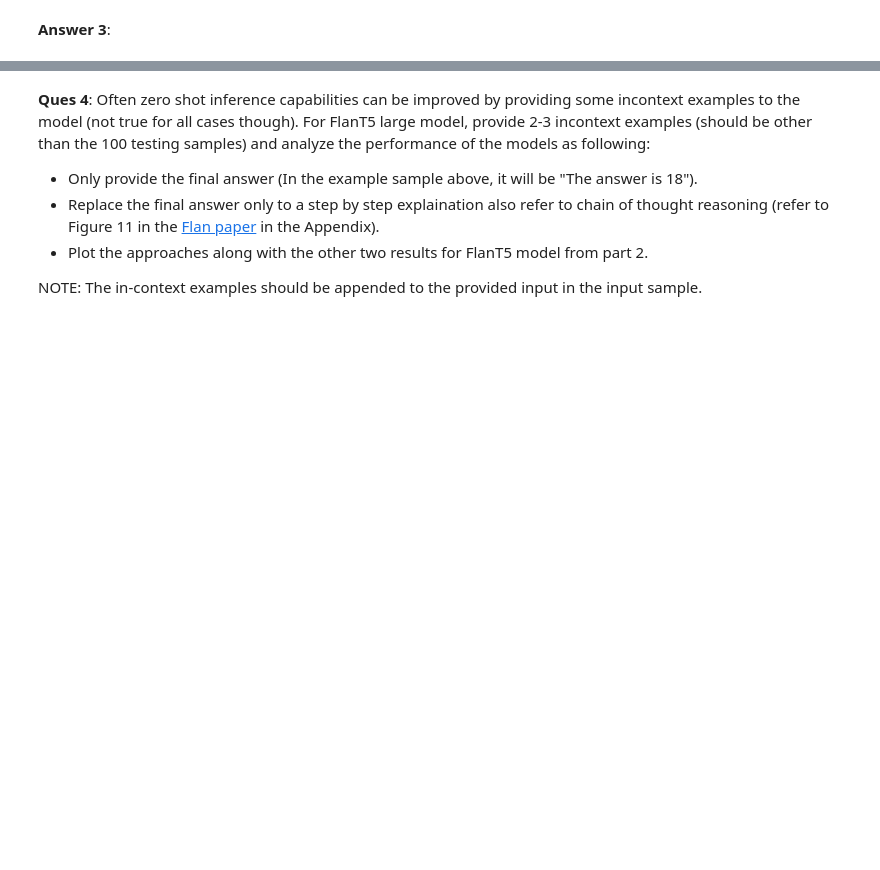
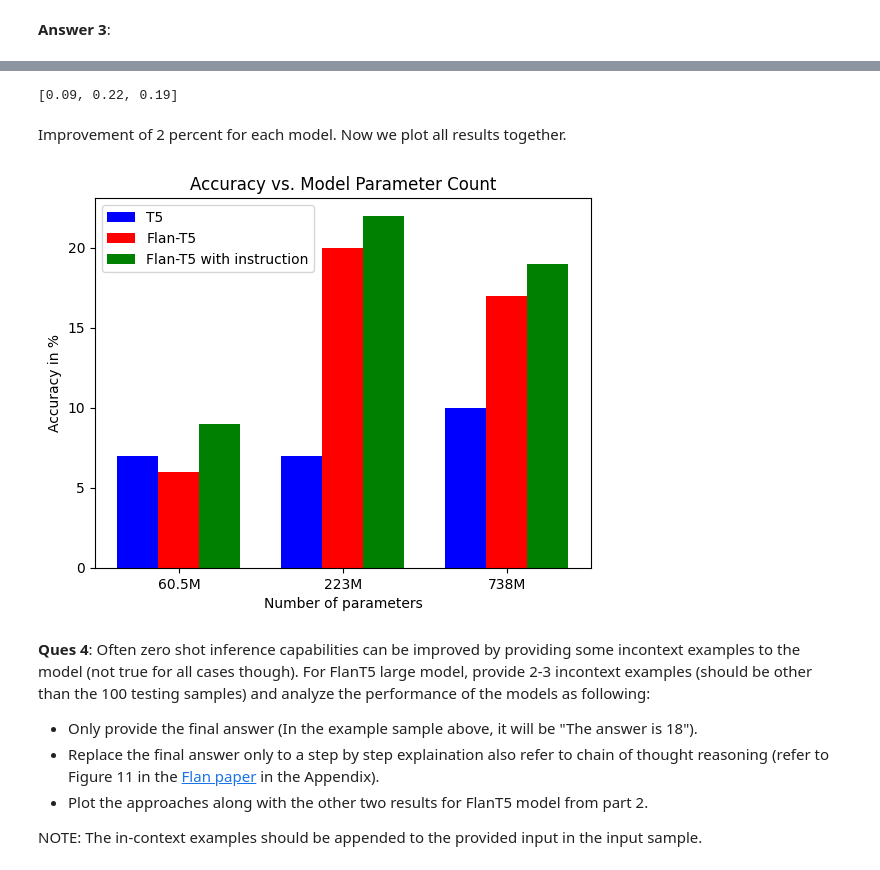
Before and after one commit to richdanis/LLM-Assignment-2, a Jupyter notebook: code/Q3/LLM_Assign2.ipynb, the cells around one changed output, grey strips where cells are left out. Saved outputs shown, nothing was run; the diff lists cells and outputs as text; code cells hidden in the pictures; blank space fills up the shorter version.

```diff
--- a/code/Q3/LLM_Assign2.ipynb
+++ b/code/Q3/LLM_Assign2.ipynb
@@ -124,0 +179,2 @@ print(tokenizer.batch_decode(outputs, skip_special_tokens=True))
+# %%
+accuracies_flan = [0.06, 0.2, 0.17]
@@ -125,3 +190,51 @@ print(tokenizer.batch_decode(outputs, skip_special_tokens=True))
+# %%
+accuracies
+# %% [output]
+[0.09, 0.22, 0.19]
+# %%
+accuracies_flan_instruction = [0.09, 0.22, 0.19]
+# %% [markdown]
+Improvement of 2 percent for each model.
+Now we plot all results together.
+# %%
+import numpy as np
+# make bar plot with grouped bars for each of the three settings
+
+# Sample data
+x = np.array([1, 2, 3])
+sizes = ['60.5M', '223M', '738M']
+
+# Create a figure and a set of subplots
+fig, ax = plt.subplots()
+
+# Plot data
+ax.bar(x - 0.25, [100*a for a in accuracies_t5], width=0.25, color='blue', label="T5")
+ax.bar(x, [100*a for a in accuracies_flan], width=0.25, color='red', label="Flan-T5")
+ax.bar(x + 0.25, [100*a for a in accuracies_flan_instruction], width=0.25, color='green', label="Flan-T5 with instruction")
+
+# Set xticks
+ax.set_xticks(x)
+
+# label xticks
+ax.set_xticklabels(sizes)
+
+# Set the y axis label
+ax.set_ylabel('Accuracy in %')
+
+# Set the chart's title
+ax.set_title('Accuracy vs. Model Parameter Count')
+
+# Set the x axis label
+ax.set_xlabel('Number of parameters')
+
+# Add a legend
+ax.legend()
+
+plt.savefig("combined_accuracy_vs_params.png")
+
+plt.show()
+# %% [output]
+[figure, added]
 # %% [markdown]
 **Ques 4**: Often zero shot inference capabilities can be improved by providing some incontext examples to the model (not true for all cases though). For FlanT5 large model, provide 2-3 incontext examples (should be other than the 100 testing samples) and analyze the performance of the models as following:
 
```
Also changed, not shown: parts of 25 cells of this notebook, 7 other files.
